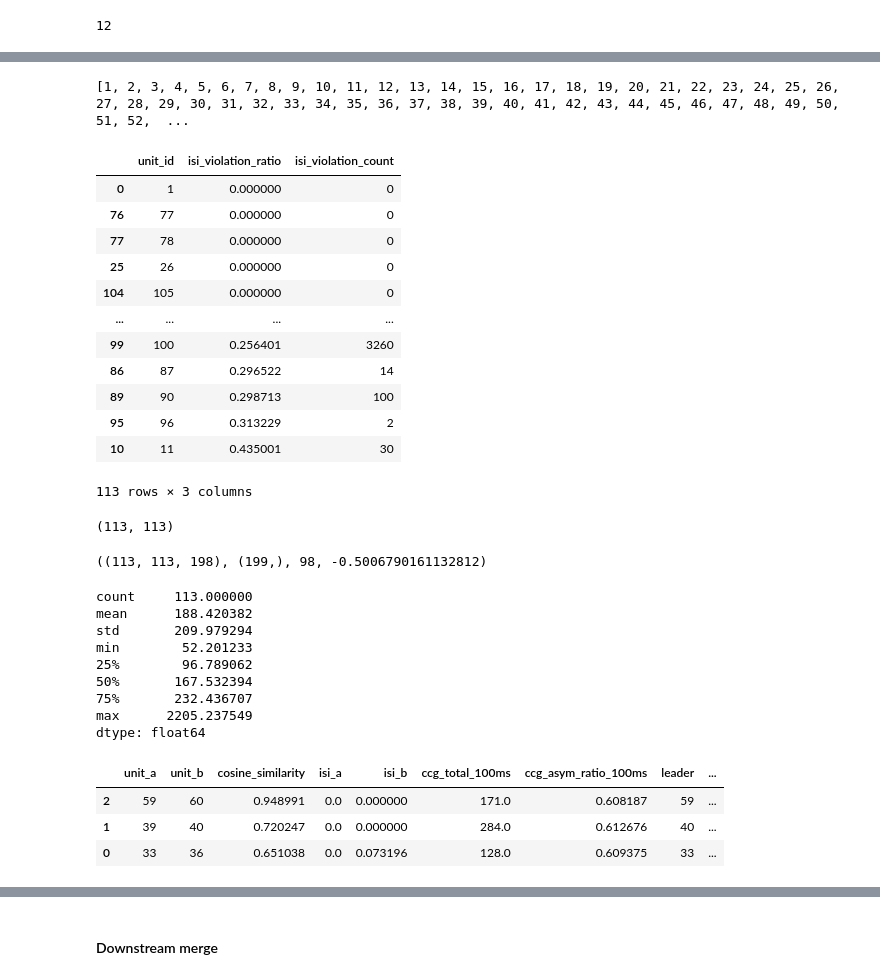
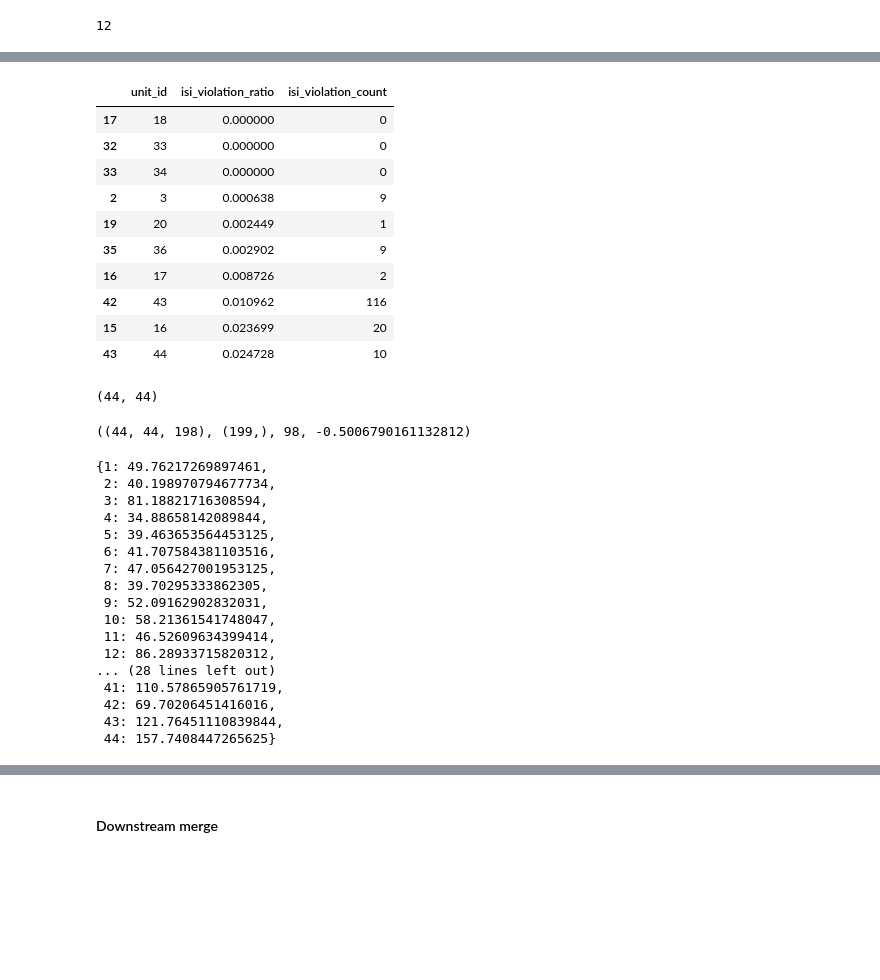
Before and after one commit to anirudh073/pfc-movement-analysis, a Jupyter notebook: notebooks/Spikes.ipynb, the cells around one changed output, grey strips where cells are left out. Drawn from its saved outputs; the diff is of its cells as text; code cells hidden in the pictures; blank space fills up the shorter version.

```diff
--- a/notebooks/Spikes.ipynb
+++ b/notebooks/Spikes.ipynb
@@ -929,7 +929,7 @@ len(figurl_curation_ids)
 # %% [output]
 12
 # %%
-figurl_curation_key = figurl_curation_ids[0]
+figurl_curation_key = figurl_curation_ids[11]
 # %%
 recording = sgs.CurationV1.get_recording(figurl_curation_key)
 sorting = sgs.CurationV1.get_sorting(figurl_curation_key)
@@ -950,7 +950,7 @@ we = si.extract_waveforms(
     overwrite=True,
     return_scaled=True,
     sparse=True,
-    n_jobs=4,
+    n_jobs=16,
 )
 
 print("WaveformExtractor unit_ids:", len(we.unit_ids))
@@ -962,39 +963,35 @@ fs: 29959.314285714285
 # %%
 isi_res = sqm.compute_isi_violations(
     we,
     isi_threshold_ms=1.5,
     min_isi_ms=0.0,
 )
 
 isi_ratio_by_unit = isi_res.isi_violations_ratio
 isi_count_by_unit = isi_res.isi_violations_count
 
 unit_ids = list(we.unit_ids)
-print(unit_ids)
 unit_summary = pd.DataFrame(
     {
         "unit_id": unit_ids,
         "isi_violation_ratio": [isi_ratio_by_unit.get(u, np.nan) for u in unit_ids],
         "isi_violation_count": [isi_count_by_unit.get(u, np.nan) for u in unit_ids],
     }
 )
 
-unit_summary.sort_values("isi_violation_ratio")
+unit_summary.sort_values("isi_violation_ratio").head(10)
 # %% [output]
-[1, 2, 3, 4, 5, 6, 7, 8, 9, 10, 11, 12, 13, 14, 15, 16, 17, 18, 19, 20, 21, 22, 23, 24, 25, 26, 27, 28, 29, 30, 31, 32, 33, 34, 35, 36, 37, 38, 39, 40, 41, 42, 43, 44, 45, 46, 47, 48, 49, 50, 51, 52,  ...
 |  | unit_id | isi_violation_ratio | isi_violation_count |
-| 0 | 1 | 0.000000 | 0 |
-| 76 | 77 | 0.000000 | 0 |
-| 77 | 78 | 0.000000 | 0 |
-| 25 | 26 | 0.000000 | 0 |
-| 104 | 105 | 0.000000 | 0 |
-| ... | ... | ... | ... |
-| 99 | 100 | 0.256401 | 3260 |
-| 86 | 87 | 0.296522 | 14 |
-| 89 | 90 | 0.298713 | 100 |
-| 95 | 96 | 0.313229 | 2 |
-| 10 | 11 | 0.435001 | 30 |
+| 17 | 18 | 0.000000 | 0 |
+| 32 | 33 | 0.000000 | 0 |
+| 33 | 34 | 0.000000 | 0 |
+| 2 | 3 | 0.000638 | 9 |
+| 19 | 20 | 0.002449 | 1 |
+| 35 | 36 | 0.002902 | 9 |
+| 16 | 17 | 0.008726 | 2 |
+| 42 | 43 | 0.010962 | 116 |
+| 15 | 16 | 0.023699 | 20 |
+| 43 | 44 | 0.024728 | 10 |
-113 rows × 3 columns
 # %%
 templates = we.get_all_templates()
 n_units = templates.shape[0]
@@ -1008,7 +1005,7 @@ np.fill_diagonal(cos_sim, np.nan)
 
 cos_sim.shape
 # %% [output]
-(113, 113)
+(44, 44)
 # %%
 ccgs_100, bins_100 = compute_correlograms(
     sorting,
@@ -1024,7 +1021,7 @@ unit_to_index = {u: i for i, u in enumerate(sorting.get_unit_ids())}
 
 (ccgs_100.shape, bins_100.shape, zero_bin_idx_100, bin_centers_100[zero_bin_idx_100])
 # %% [output]
-((113, 113, 198), (199,), 98, -0.5006790161132812)
+((44, 44, 198), (199,), 98, -0.5006790161132812)
 # %%
 def ccg_pair_counts_and_asymmetry(ccg_counts: np.ndarray, zero_idx: int, centers: np.ndarray):
     """
@@ -1074,17 +1071,25 @@ def template_peak_to_peak_uV(we, unit_id):
 # %%
 ptp_by_unit = {u: template_peak_to_peak_uV(we, u) for u in unit_ids}
 
-pd.Series(ptp_by_unit).describe()
+ptp_by_unit
 # %% [output]
-count     113.000000
-mean      188.420382
-std       209.979294
-min        52.201233
-25%        96.789062
-50%       167.532394
-75%       232.436707
-max      2205.237549
-dtype: float64
+{1: 49.76217269897461,
+ 2: 40.198970794677734,
+ 3: 81.18821716308594,
+ 4: 34.88658142089844,
+ 5: 39.463653564453125,
+ 6: 41.707584381103516,
+ 7: 47.056427001953125,
+ 8: 39.70295333862305,
+ 9: 52.09162902832031,
+ 10: 58.21361541748047,
+ 11: 46.52609634399414,
+ 12: 86.28933715820312,
+... (28 lines left out)
+ 41: 110.57865905761719,
+ 42: 69.70206451416016,
+ 43: 121.76451110839844,
+ 44: 157.7408447265625}
 # %%
 SIM_THRESH_AUTO = 0.6
 ISI_THRESH = 0.1
@@ -1148,11 +1153,3 @@ for ia, ua in enumerate(unit_ids):
                 "ptp_b": amp_b,
             }
         )
-
-candidates_auto = pd.DataFrame(rows).sort_values(["cosine_similarity", "ccg_asym_ratio_100ms"], ascending=False)
-candidates_auto.head(20)
-# %% [output]
-|  | unit_a | unit_b | cosine_similarity | isi_a | isi_b | ccg_total_100ms | ccg_asym_ratio_100ms | leader | ... |
-| 2 | 59 | 60 | 0.948991 | 0.0 | 0.000000 | 171.0 | 0.608187 | 59 | ... |
-| 1 | 39 | 40 | 0.720247 | 0.0 | 0.000000 | 284.0 | 0.612676 | 40 | ... |
-| 0 | 33 | 36 | 0.651038 | 0.0 | 0.073196 | 128.0 | 0.609375 | 33 | ... |
```
Also changed, not shown: parts of 224 cells of this notebook, 6 other files.
